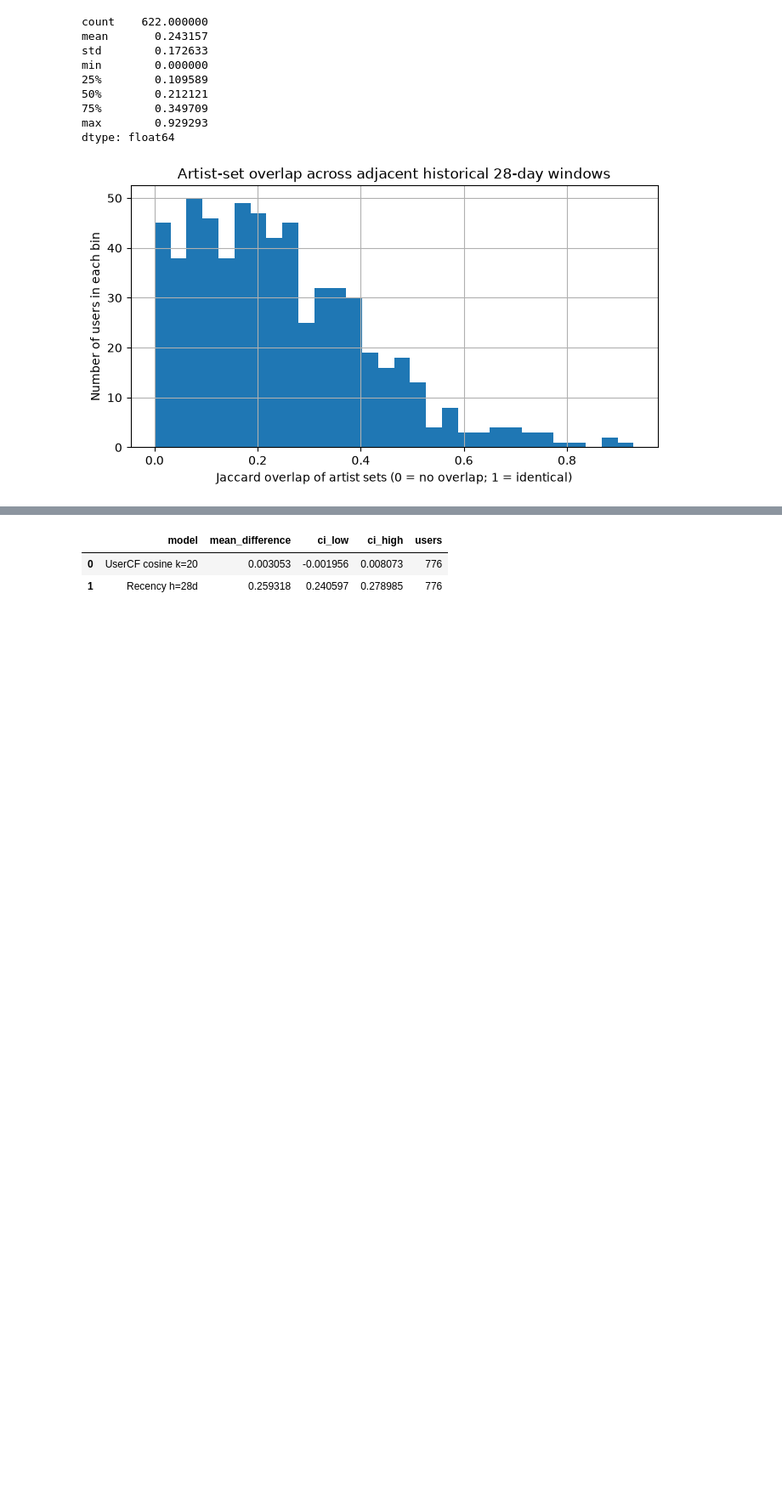
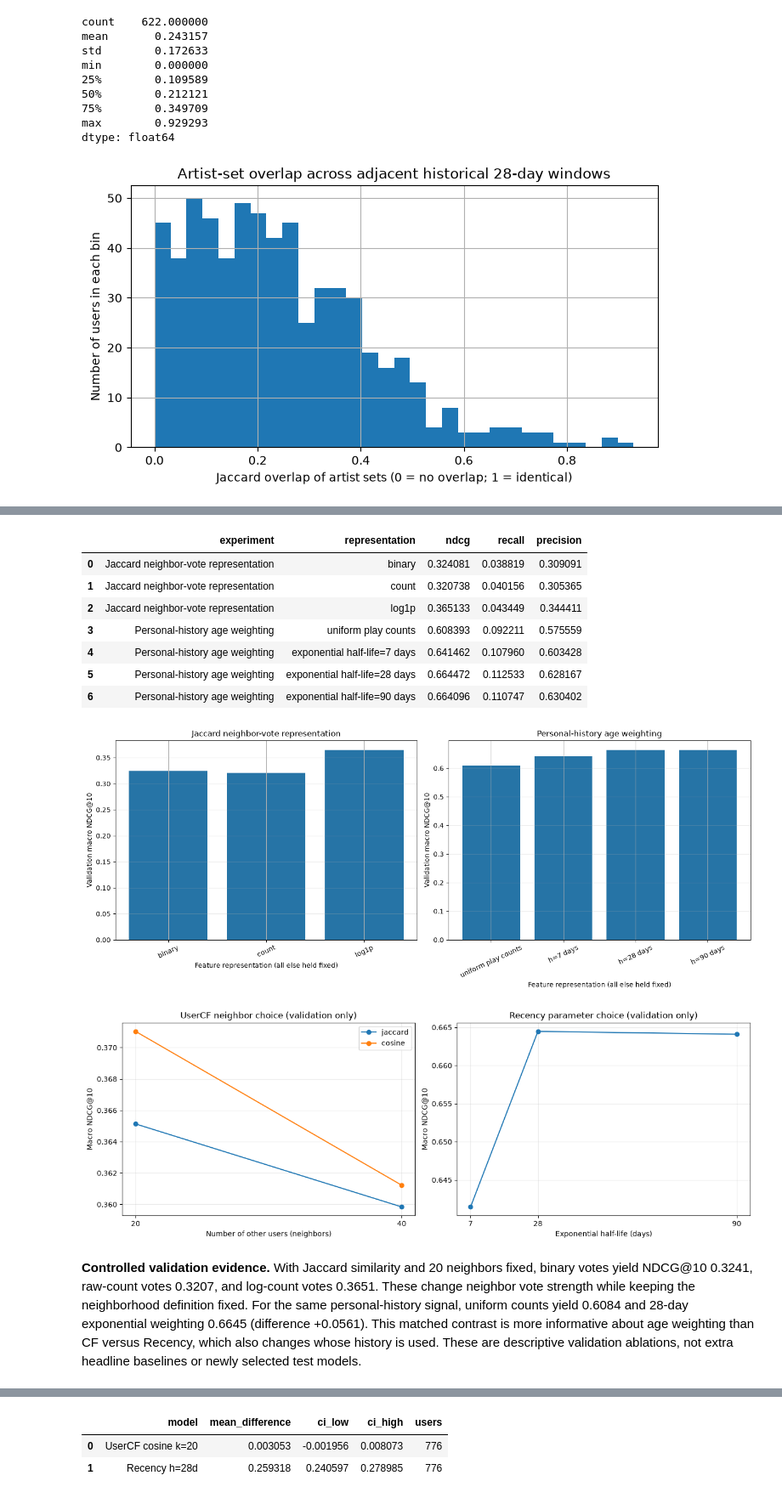
Before and after one commit to Eric123-tech/cse258r-assignment2, a Jupyter notebook: notebooks/assignment2.ipynb, the cells around one changed output, grey strips where cells are left out. Shown at 85% size. Cells and saved outputs as stored; diff of their text form; code cells hidden in the pictures; blank space fills up the shorter version.

```diff
--- a/notebooks/assignment2.ipynb
+++ b/notebooks/assignment2.ipynb
@@ -325,0 +430,20 @@ Frozen validation-selected model: Recency h=28d
+# %%
+feature_study=p.feature_representation_study(ctx,valid,validation)
+display(feature_study[['experiment','representation','ndcg','recall','precision']])
+feature_study.to_csv(REPORTS/'validation_feature_representations.csv',index=False)
+analysis.plot_feature_study(feature_study,REPORTS);plt.show()
+analysis.plot_parameter_choices(validation,specs,REPORTS);plt.show()
+display(Markdown(analysis.feature_interpretation(feature_study)))
+display(validation[['score_seconds','evaluation_seconds','score_matrix_mib']])
+# %% [output]
+|  | experiment | representation | ndcg | recall | precision |
+| 0 | Jaccard neighbor-vote representation | binary | 0.324081 | 0.038819 | 0.309091 |
+| 1 | Jaccard neighbor-vote representation | count | 0.320738 | 0.040156 | 0.305365 |
+| 2 | Jaccard neighbor-vote representation | log1p | 0.365133 | 0.043449 | 0.344411 |
+| 3 | Personal-history age weighting | uniform play counts | 0.608393 | 0.092211 | 0.575559 |
+| 4 | Personal-history age weighting | exponential half-life=7 days | 0.641462 | 0.107960 | 0.603428 |
+| 5 | Personal-history age weighting | exponential half-life=28 days | 0.664472 | 0.112533 | 0.628167 |
+| 6 | Personal-history age weighting | exponential half-life=90 days | 0.664096 | 0.110747 | 0.630402 |
+[figure, added]
+[figure, added]
+**Controlled validation evidence.** With Jaccard similarity and 20 neighbors fixed, binary votes yield NDCG@10 0.3241, raw-count votes 0.3207, and log-count votes 0.3651. These change neighbor vote strength while keeping the neighborhood definition fixed. For the same personal-history signal, uniform counts yield 0.6084 and 28-day exponential weighting 0.6645 (difference +0.0561). This matched contrast is more informative about age weighting than CF versus Recency, which also changes whose history is used. These are descriptive validation ablations, not extra headline baselines or newly selected test models.
```
Also changed, not shown: parts of 23 cells of this notebook, 17 other files.
